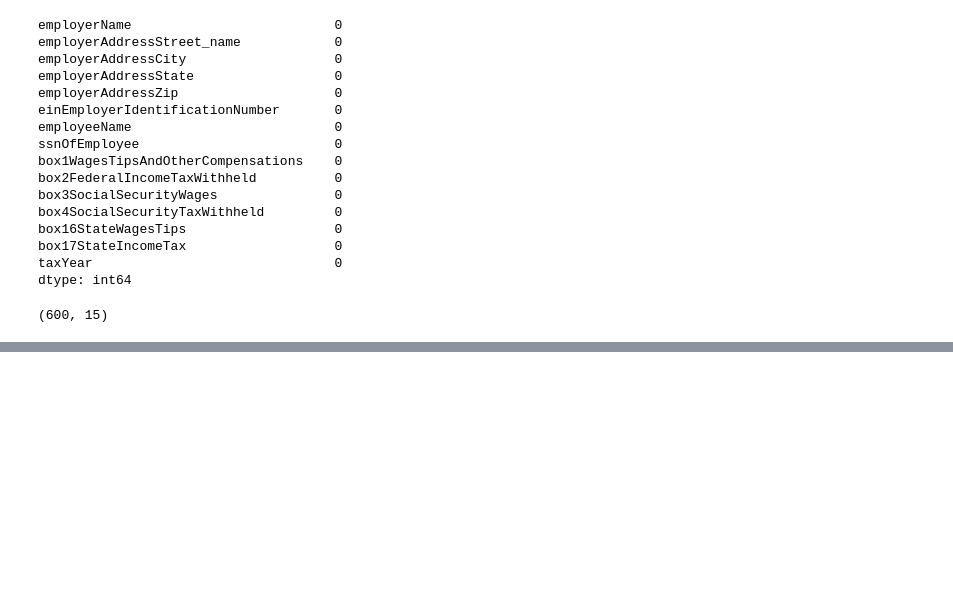
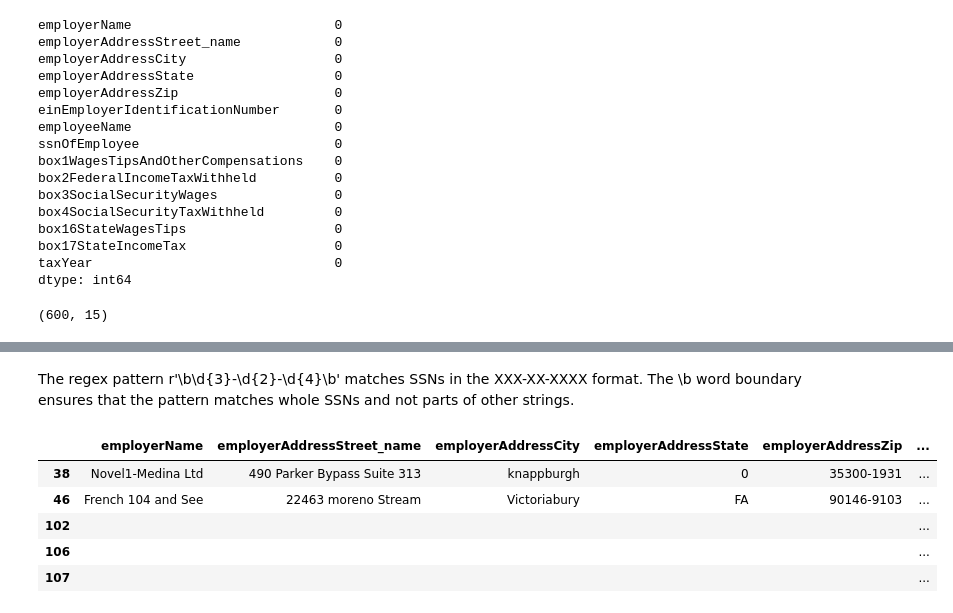
Before and after one commit to shubha987/Data-Task, a Jupyter notebook: casestudy.ipynb, the cells around one changed output, grey strips where cells are left out. Drawn from its saved outputs; the diff is of its cells as text; code cells hidden in the pictures; blank space fills up the shorter version.

```diff
--- a/casestudy.ipynb
+++ b/casestudy.ipynb
@@ -245,0 +550,31 @@ extracted_entities_df.shape
+# %% [markdown]
+The regex pattern r'\b\d{3}-\d{2}-\d{4}\b' matches SSNs in the XXX-XX-XXXX format.
+The \b word boundary ensures that the pattern matches whole SSNs and not parts of other strings.
+# %%
+import re
+
+# Define a function to clean and standardize SSNs
+def clean_ssn(ssn):
+    # Define regex pattern for SSN
+    ssn_pattern = re.compile(r'\b\d{3}-\d{2}-\d{4}\b')
+
+    # Search for SSN pattern in the text
+    match = ssn_pattern.search(ssn)
+
+    if match:
+        return match.group(0)
+    else:
+        # Handle invalid SSNs (e.g., return None or a placeholder)
+        return None
+# %%
+extracted_entities_df['ssnOfEmployee'] = extracted_entities_df['ssnOfEmployee'].apply(clean_ssn)
+# %%
+## show me some odd ssn
+extracted_entities_df[extracted_entities_df['ssnOfEmployee'].isnull()].head()
+# %% [output]
+|  | employerName | employerAddressStreet_name | employerAddressCity | employerAddressState | employerAddressZip | ... |
+| 38 | Novel1-Medina Ltd | 490 Parker Bypass Suite 313 | knappburgh | 0 | 35300-1931 | ... |
+| 46 | French 104 and See | 22463 moreno Stream | Victoriabury | FA | 90146-9103 | ... |
+| 102 |  |  |  |  |  | ... |
+| 106 |  |  |  |  |  | ... |
+| 107 |  |  |  |  |  | ... |
```
Also changed, not shown: parts of 28 cells of this notebook, 2 other files.
